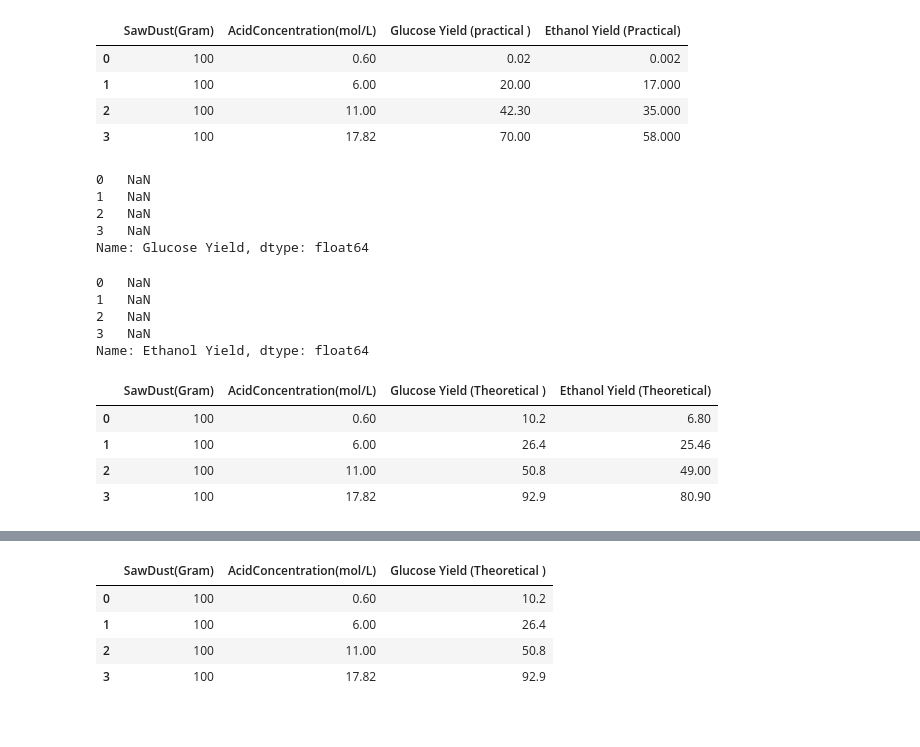
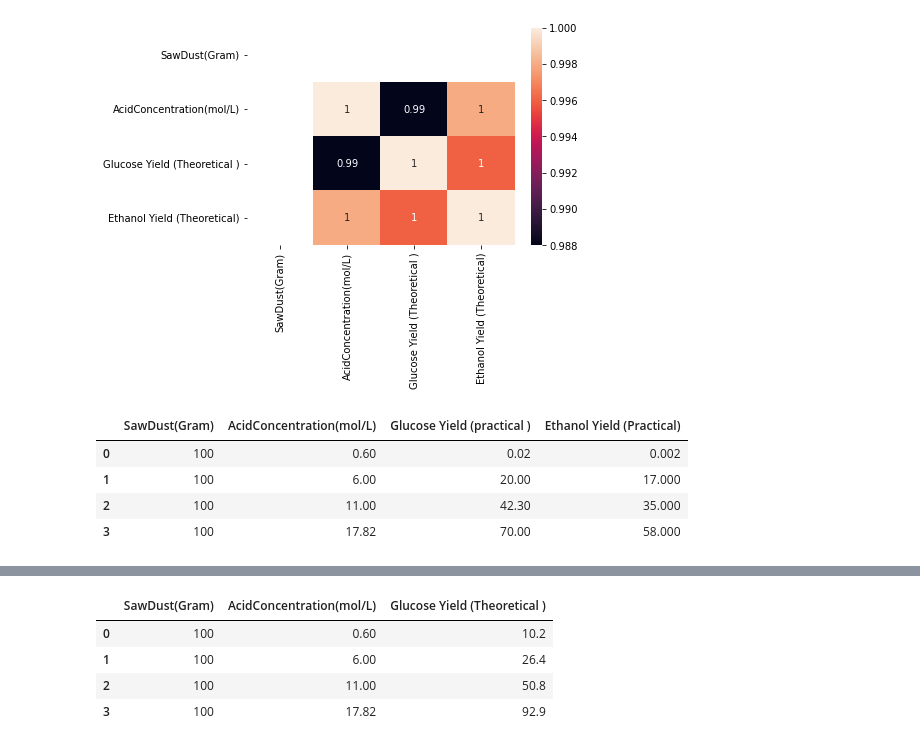
Before and after one commit to Riteshdahal/BioEthanolfromSAWDUST, a Jupyter notebook: Final_BioEthanol_Model(H2SO4).ipynb, the cells around one changed output, grey strips where cells are left out. Saved outputs shown, nothing was run; the diff lists cells and outputs as text; code cells hidden in the pictures.

```diff
--- a/Final_BioEthanol_Model(H2SO4).ipynb
+++ b/Final_BioEthanol_Model(H2SO4).ipynb
@@ -20,3 +43,10 @@ df
+# %%
+#correlation coefficient
+r = df.corr().round(3)
+sns.heatmap(r, annot=True)
+plt.show()
+# %% [output]
+[figure, added]
 # %%
 #testing Data for H2SO4
 df2=pd.read_csv("/content/drive/MyDrive/Colab Notebooks/data1.csv")
@@ -27,27 +57,3 @@ df2
 | 1 | 100 | 6.00 | 20.00 | 17.000 |
 | 2 | 100 | 11.00 | 42.30 | 35.000 |
 | 3 | 100 | 17.82 | 70.00 | 58.000 |
-# %%
-df.pop('Glucose Yield')
-# %% [output]
-0   NaN
-1   NaN
-2   NaN
-3   NaN
-Name: Glucose Yield, dtype: float64
-# %%
-df.pop('Ethanol Yield')
-# %% [output]
-0   NaN
-1   NaN
-2   NaN
-3   NaN
-Name: Ethanol Yield, dtype: float64
-# %%
-df
-# %% [output]
-|  | SawDust(Gram) | AcidConcentration(mol/L) | Glucose Yield (Theoretical ) | Ethanol Yield (Theoretical) |
-| 0 | 100 | 0.60 | 10.2 | 6.80 |
-| 1 | 100 | 6.00 | 26.4 | 25.46 |
-| 2 | 100 | 11.00 | 50.8 | 49.00 |
-| 3 | 100 | 17.82 | 92.9 | 80.90 |
```
Also changed, not shown: parts of 6 cells of this notebook.
